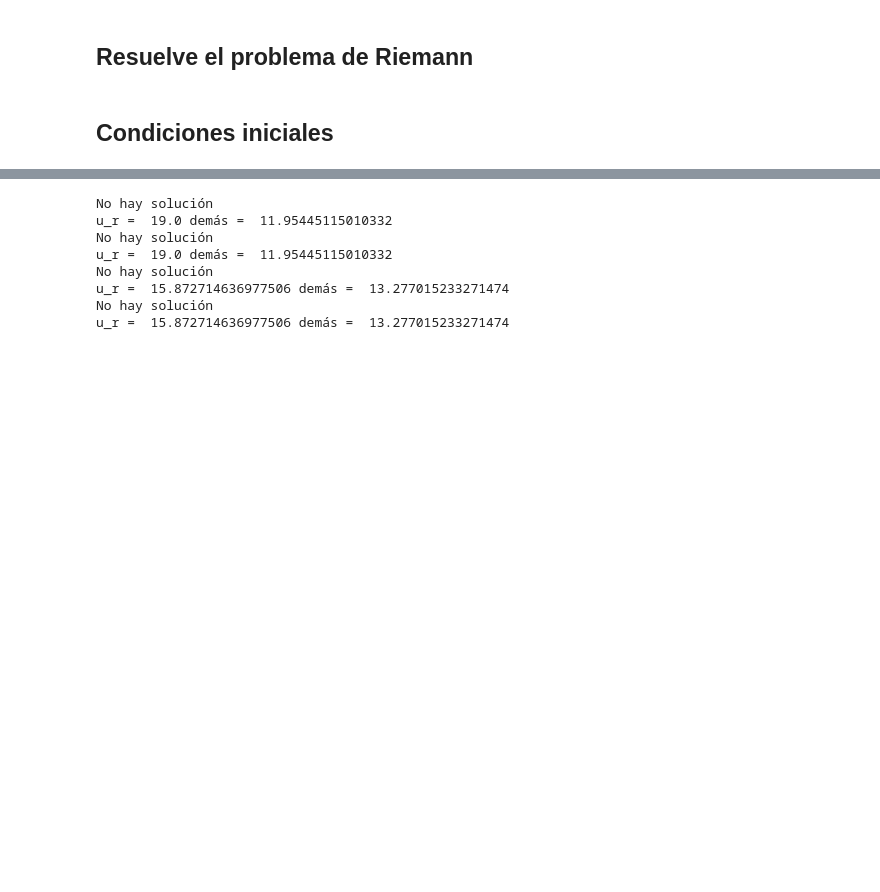
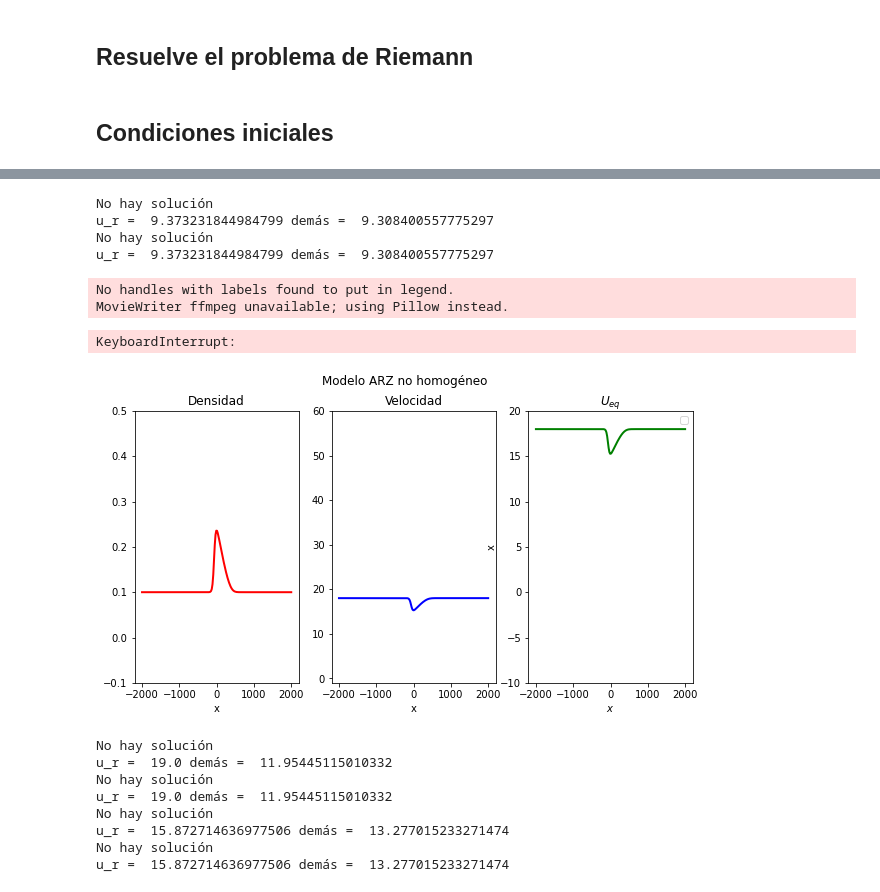
Before and after one commit to ElTapia/Jamiton, a Jupyter notebook: Second_order_traffic_model/Simulacion_ARZ.ipynb, the cells around one changed output, grey strips where cells are left out. Saved outputs shown, nothing was run; the diff lists cells and outputs as text; code cells hidden in the pictures; blank space fills up the shorter version.

```diff
--- a/Second_order_traffic_model/Simulacion_ARZ.ipynb
+++ b/Second_order_traffic_model/Simulacion_ARZ.ipynb
@@ -418,10 +419,10 @@ def Q_0_2(x, U):
 def Q_0_3(x, U):
 
     # Gaussiana centrada en 1500
-    rho_0 = np.exp(-(((x+1000)/1000)**2)/2) #np.exp(-x**2/(2*2.7**2))/(2.7*np.sqrt(2*np.pi))
+    rho_0 = np.exp(-((x+500)**2)/1000)/1.5 + 0.1 #np.exp(-x**2/(2*2.7**2))/(2.7*np.sqrt(2*np.pi))
 
     # Gaussiana negativa (menor velocidad en mayor densidad)
-    u_0 = (-np.exp(-(((x+1000)/1000)**2))+2)/2
+    u_0 = 1/rho_0#(-np.exp(-(((x+1000)/1000)**2))+2)/2
 
     # y inicial en funcion de u y rho
     y_0 = rho_0 * (u_0 - U(rho_0))
@@ -462,3 +501,16 @@ tau= 5
+# %%
+x_3, Q_3 = godunov_ARZ(Q_0_3, dx, xl, xr, T, U, tau)
+get_animation(Q_3, x_3, U, len(Q_3), "Modelo ARZ no homogéneo" ,
+              ["Densidad", "Velocidad", r"$U_{eq}$"], "Charts/Q_3_prueba.gif")
+# %% [output]
+No hay solución
+u_r =  9.373231844984799 demás =  9.308400557775297
+No hay solución
+u_r =  9.373231844984799 demás =  9.308400557775297
+No handles with labels found to put in legend.
+MovieWriter ffmpeg unavailable; using Pillow instead.
+KeyboardInterrupt:
+[figure, added]
 # %%
 # Resuelve para cada condicion inicial
 Q_0_s = [Q_0_2, Q_0_4]
```
Also changed, not shown: parts of 15 cells of this notebook, 1 other file.
